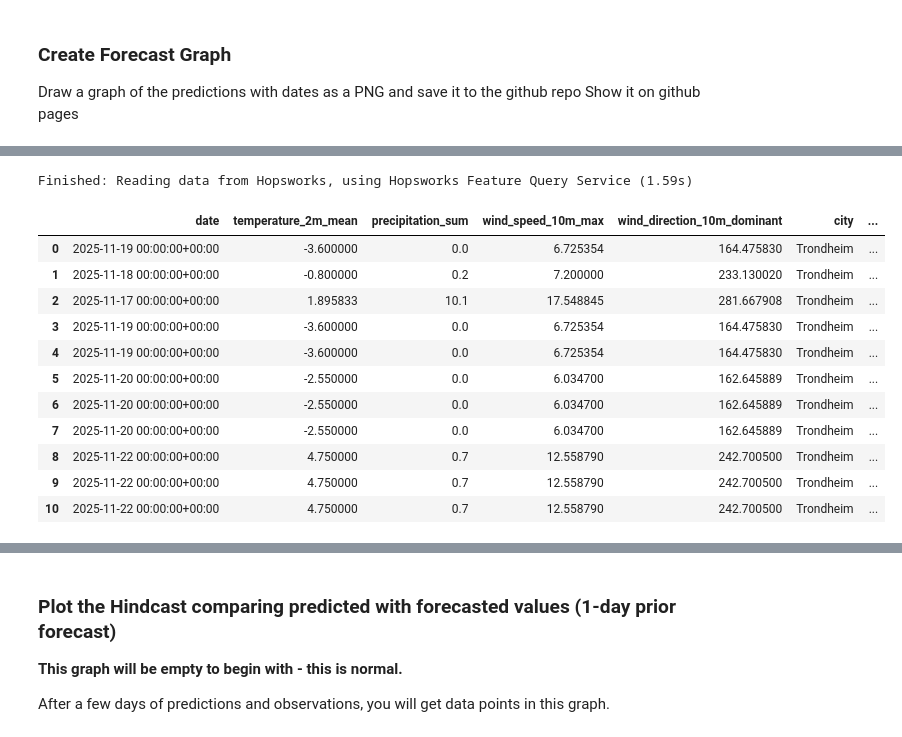
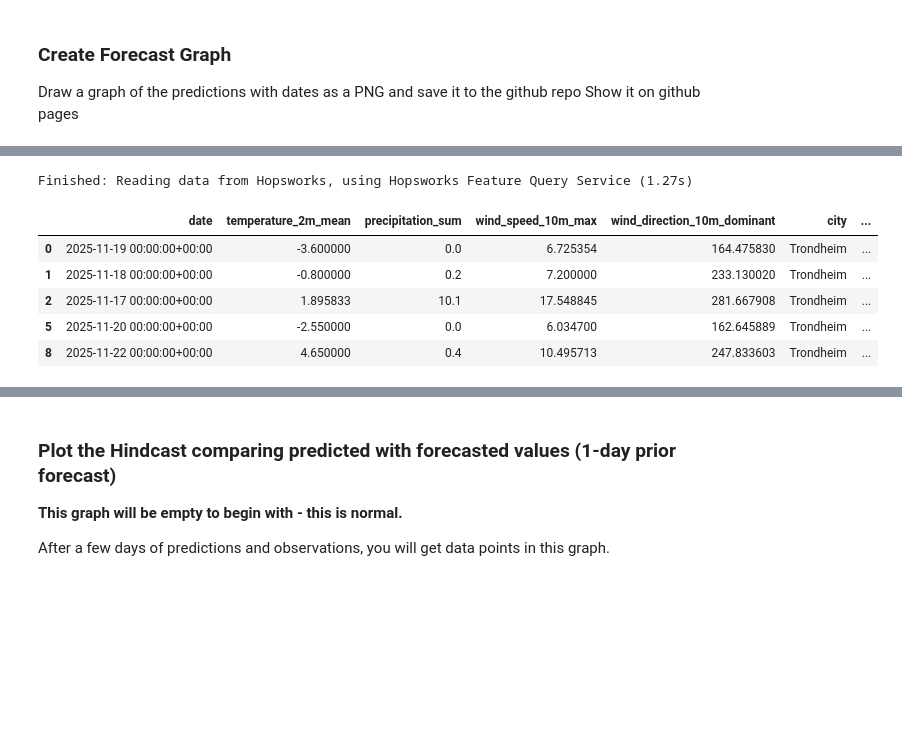
Before and after one commit to robertbroman/mlfs-book, a Jupyter notebook: notebooks/airquality/4_air_quality_batch_inference.ipynb, the cells around one changed output, grey strips where cells are left out. Cells and saved outputs as stored; diff of their text form; code cells hidden in the pictures; blank space fills up the shorter version.

```diff
--- a/notebooks/airquality/4_air_quality_batch_inference.ipynb
+++ b/notebooks/airquality/4_air_quality_batch_inference.ipynb
@@ -325,21 +320,16 @@ https://c.app.hopsworks.ai:443/p/1286331/jobs/named/aq_predictions_3_offline_fg_
 # %%
 # We will create a hindcast chart for  only the forecasts made 1 day beforehand
 monitoring_df = monitor_fg.filter(monitor_fg.days_before_forecast_day == 1).read()
+monitoring_df = monitoring_df[monitoring_df["street"] == street]
 monitoring_df
 # %% [output]
-Finished: Reading data from Hopsworks, using Hopsworks Feature Query Service (1.59s)
+Finished: Reading data from Hopsworks, using Hopsworks Feature Query Service (1.27s)
 |  | date | temperature_2m_mean | precipitation_sum | wind_speed_10m_max | wind_direction_10m_dominant | city | ... |
 | 0 | 2025-11-19 00:00:00+00:00 | -3.600000 | 0.0 | 6.725354 | 164.475830 | Trondheim | ... |
 | 1 | 2025-11-18 00:00:00+00:00 | -0.800000 | 0.2 | 7.200000 | 233.130020 | Trondheim | ... |
 | 2 | 2025-11-17 00:00:00+00:00 | 1.895833 | 10.1 | 17.548845 | 281.667908 | Trondheim | ... |
-| 3 | 2025-11-19 00:00:00+00:00 | -3.600000 | 0.0 | 6.725354 | 164.475830 | Trondheim | ... |
-| 4 | 2025-11-19 00:00:00+00:00 | -3.600000 | 0.0 | 6.725354 | 164.475830 | Trondheim | ... |
 | 5 | 2025-11-20 00:00:00+00:00 | -2.550000 | 0.0 | 6.034700 | 162.645889 | Trondheim | ... |
-| 6 | 2025-11-20 00:00:00+00:00 | -2.550000 | 0.0 | 6.034700 | 162.645889 | Trondheim | ... |
-| 7 | 2025-11-20 00:00:00+00:00 | -2.550000 | 0.0 | 6.034700 | 162.645889 | Trondheim | ... |
-| 8 | 2025-11-22 00:00:00+00:00 | 4.750000 | 0.7 | 12.558790 | 242.700500 | Trondheim | ... |
-| 9 | 2025-11-22 00:00:00+00:00 | 4.750000 | 0.7 | 12.558790 | 242.700500 | Trondheim | ... |
-| 10 | 2025-11-22 00:00:00+00:00 | 4.750000 | 0.7 | 12.558790 | 242.700500 | Trondheim | ... |
+| 8 | 2025-11-22 00:00:00+00:00 | 4.650000 | 0.4 | 10.495713 | 247.833603 | Trondheim | ... |
 # %%
 air_quality_fg = fs.get_feature_group(name='air_quality', version=3)
 air_quality_fg = air_quality_fg.filter((air_quality_fg.country == country) & (air_quality_fg.city == city) & (air_quality_fg.street == street))
```
Also changed, not shown: parts of 17 cells of this notebook, 2 other files.
